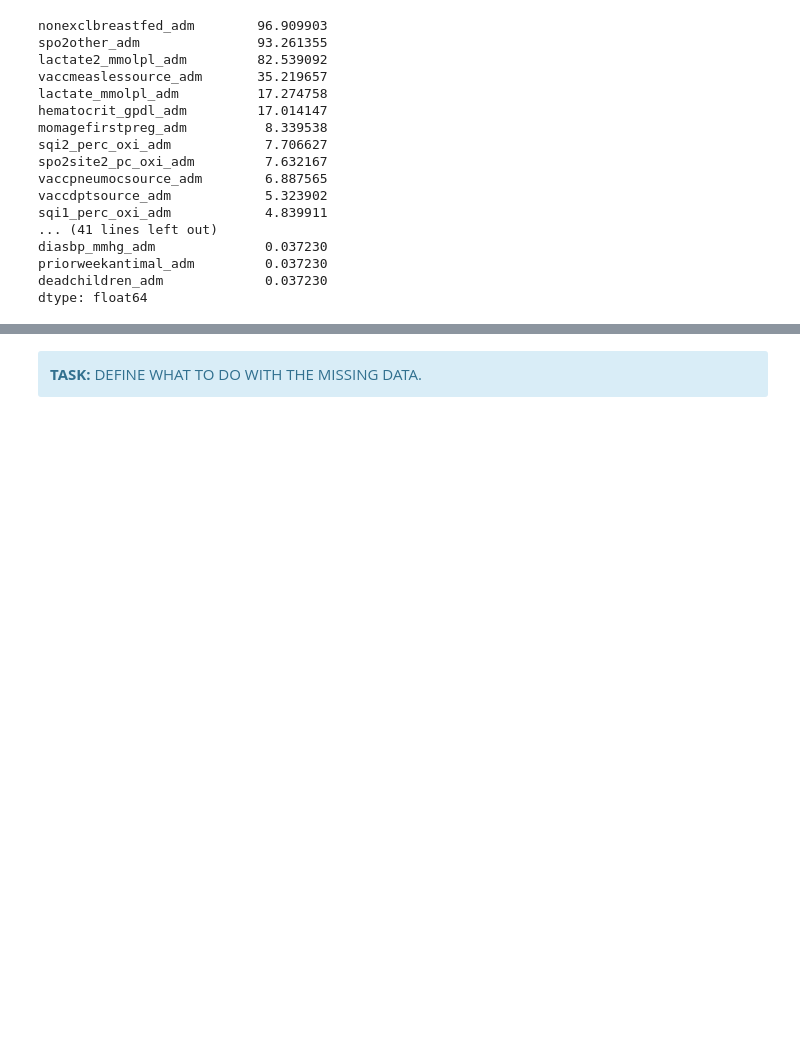
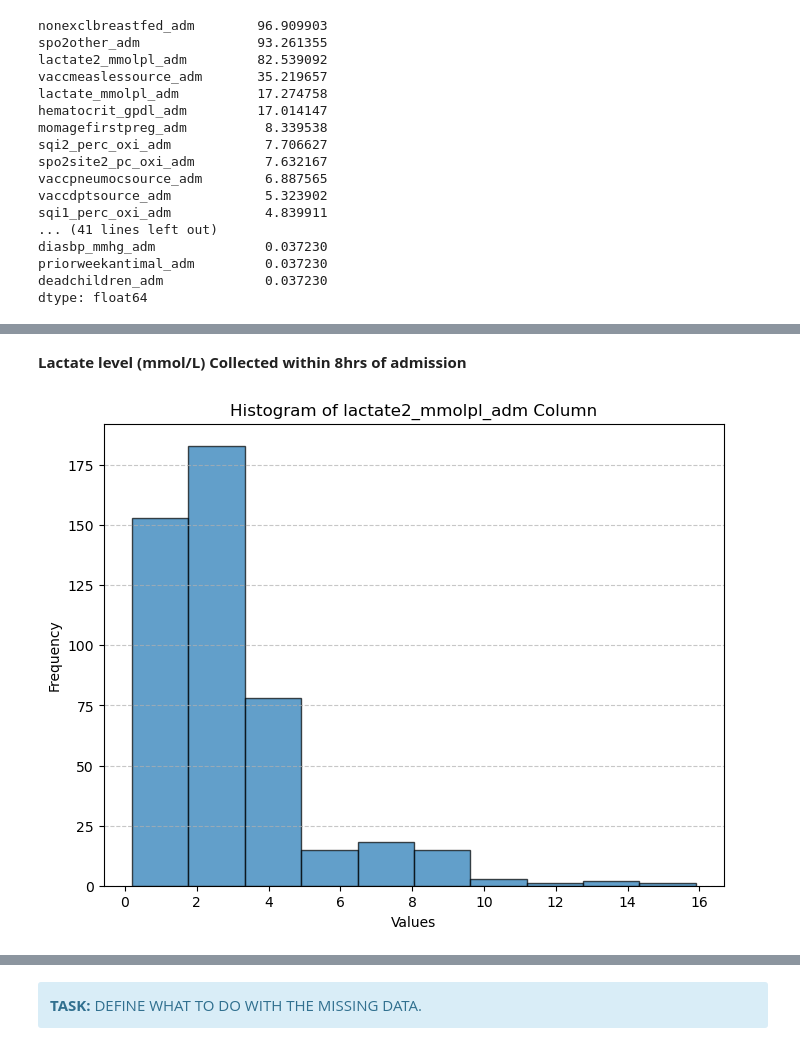
Before and after one commit to ucheokechukwu/Pediatric-Sepsis-Challenge, a Jupyter notebook: notebooks/eda_carol.ipynb, the cells around one changed output, grey strips where cells are left out. Drawn from its saved outputs; the diff is of its cells as text; code cells hidden in the pictures; blank space fills up the shorter version.

```diff
--- a/notebooks/eda_carol.ipynb
+++ b/notebooks/eda_carol.ipynb
@@ -149,0 +229,13 @@ dtype: float64
+# %% [markdown]
+**Lactate level (mmol/L) Collected within 8hrs of admission**
+# %%
+# Plotting the lactate2_mmolpl_adm column
+plt.figure(figsize=(8, 6))
+plt.hist(clean_data['lactate2_mmolpl_adm'], bins=10, edgecolor='black', alpha=0.7)
+plt.title('Histogram of lactate2_mmolpl_adm Column')
+plt.xlabel('Values')
+plt.ylabel('Frequency')
+plt.grid(axis='y', linestyle='--', alpha=0.7)
+plt.show()
+# %% [output]
+[figure, added]
```
Also changed, not shown: parts of 26 cells of this notebook, 4 other files.
